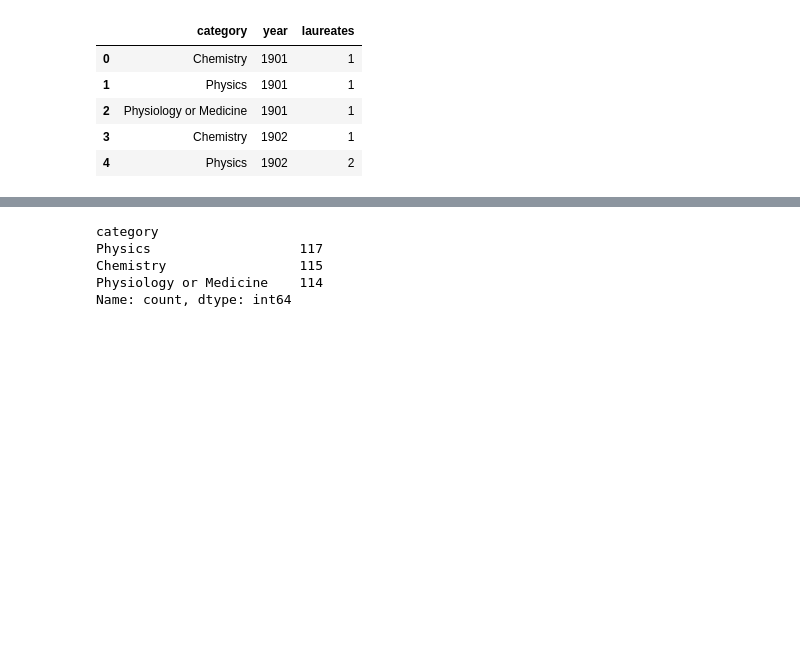
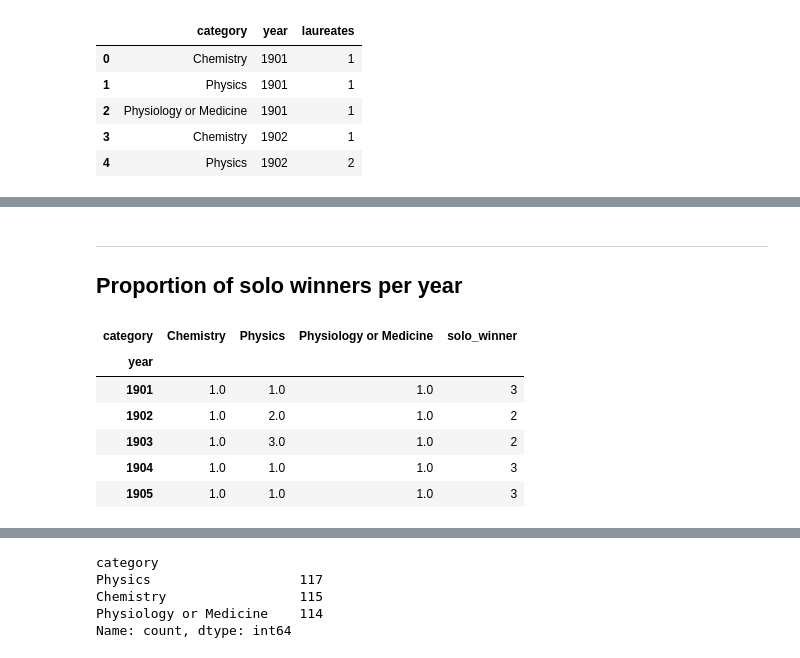
Before and after one commit to chris-creditdesign/nobels-data-investigation, a Jupyter notebook: shared-prizes.ipynb, the cells around one changed output, grey strips where cells are left out. Saved outputs shown, nothing was run; the diff lists cells and outputs as text; code cells hidden in the pictures; blank space fills up the shorter version.

```diff
--- a/shared-prizes.ipynb
+++ b/shared-prizes.ipynb
@@ -57,0 +84,4 @@ prize_df.head()
+# %% [markdown]
+---
+
+## Proportion of solo winners per year
@@ -57,0 +92,10 @@ prize_df.head()
+# %%
+prize_df_by_year.head()
+# %% [output]
+| category | Chemistry | Physics | Physiology or Medicine | solo_winner |
+| year |  |  |  |  |
+| 1901 | 1.0 | 1.0 | 1.0 | 3 |
+| 1902 | 1.0 | 2.0 | 1.0 | 2 |
+| 1903 | 1.0 | 3.0 | 1.0 | 2 |
+| 1904 | 1.0 | 1.0 | 1.0 | 3 |
+| 1905 | 1.0 | 1.0 | 1.0 | 3 |
```
Also changed, not shown: parts of 15 cells of this notebook, 3 other files.
